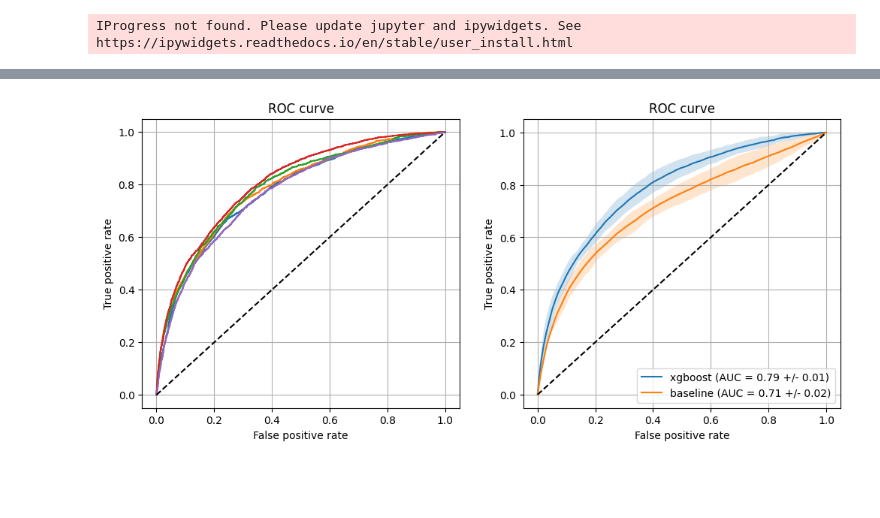
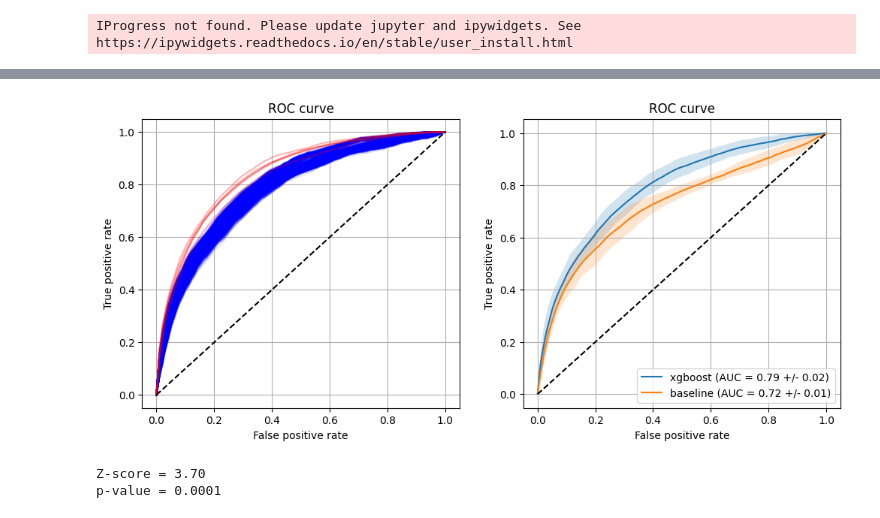
Before and after one commit to BobAubouin/hypotension_pred, a Jupyter notebook: scripts/xgboost_model.ipynb, the cells around one changed output, grey strips where cells are left out. Saved outputs shown, nothing was run; the diff lists cells and outputs as text; code cells hidden in the pictures; blank space fills up the shorter version.

```diff
--- a/scripts/xgboost_model.ipynb
+++ b/scripts/xgboost_model.ipynb
@@ -17,11 +17,11 @@ STATIC_FEATURE = ["age", "bmi", "asa", "preop_cr", "preop_htn"]
 HALF_TIME_FILTERING = [10, 60, 5*60] # secondes
 
 # model parameters
-N_ESTIMATORS = np.logspace(1.5, 2.5, 3, dtype=int)
+N_ESTIMATORS = np.logspace(1.5, 2.7, 3, dtype=int)
 MAX_DEPTH = [3,5,7]
 LEARNING_RATE = np.logspace(-2, -1, 2)
 LAMBDA = 7
-MIN_CHILD_WEIGHT = [3]
+MIN_CHILD_WEIGHT = [3, 6]
 ROUND_NUMBER = 75
 OBJECTIVE = ['binary:logistic']
 METRIC = ['auc']
@@ -153,35 +158,46 @@ Fitting 3 folds for each of 18 candidates, totalling 54 fits
 # %%
 
 # plot the ROC curve
 plt.figure(figsize=(12, 5))
 plt.subplot(1, 2, 1)
-for i in range(len(tpr)):
-    plt.plot(fpr[i], tpr[i], label=f'cv {i} (AUC = {auc[i]:.2f})')
+for i in range(len(tpr_list)):
+    plt.plot(fpr, tpr_list[i], 'b', alpha=0.1)
+for i in range(len(tpr_train_list)):
+    plt.plot(fpr, tpr_train_list[i], 'r', alpha=0.3)
 plt.plot([0, 1], [0, 1], 'k--')
 plt.xlabel('False positive rate')
 plt.ylabel('True positive rate')
 plt.title('ROC curve')
 plt.grid()
 
 plt.subplot(1, 2, 2)
-plt.fill_between(fpr_mean, tpr_mean - 2*tpr_std, tpr_mean + 2*tpr_std, alpha=0.2)
-plt.plot(fpr_mean, tpr_mean, label=f'xgboost (AUC = {np.mean(auc):.2f} +/- {pd.Series(auc).std():.2f})')
+plt.fill_between(fpr, tpr_mean - 2*tpr_std, tpr_mean + 2*tpr_std, alpha=0.2)
+plt.plot(fpr, tpr_mean, label=f'xgboost (AUC = {np.mean(auc_list):.2f} +/- {pd.Series(auc_list).std():.2f})')
 
 #add baseline to the plot
 df_baseline = pd.read_csv('data/baseline_roc.csv')
 plt.fill_between(df_baseline.fpr, df_baseline.tpr - 2*df_baseline.tpr_std, df_baseline.tpr + 2*df_baseline.tpr_std, alpha=0.2)
 plt.plot(df_baseline.fpr.values, df_baseline.tpr.values, label=f'baseline (AUC = {df_baseline.auc[0]:.2f} +/- {df_baseline.auc_std[0]:.2f})')
 
 
 plt.plot([0, 1], [0, 1], 'k--')
 plt.xlabel('False positive rate')
 plt.ylabel('True positive rate')
 plt.title('ROC curve')
 plt.legend()
 plt.grid()
 plt.show()
+
+Z_score = (np.mean(auc_list) - df_baseline.auc[0])/np.sqrt(df_baseline.auc_std[0]**2 + pd.Series(auc_list).std()**2)
+print(f'Z-score = {Z_score:.2f}')
+import scipy.stats
+p_value = scipy.stats.norm.sf(abs(Z_score)) #one-sided
+# p_value = 1 - 0.5*(1 + np.math.erf(Z_score/np.sqrt(2)))
+print(f'p-value = {p_value:.4f}')
 # %% [output]
-[figure, old version]
+[figure, new version]
+Z-score = 3.70
+p-value = 0.0001
 # %%
 # use SHAP to explain the model
 shap.initjs()
```
Also changed, not shown: parts of 4 cells of this notebook, 3 other files.
